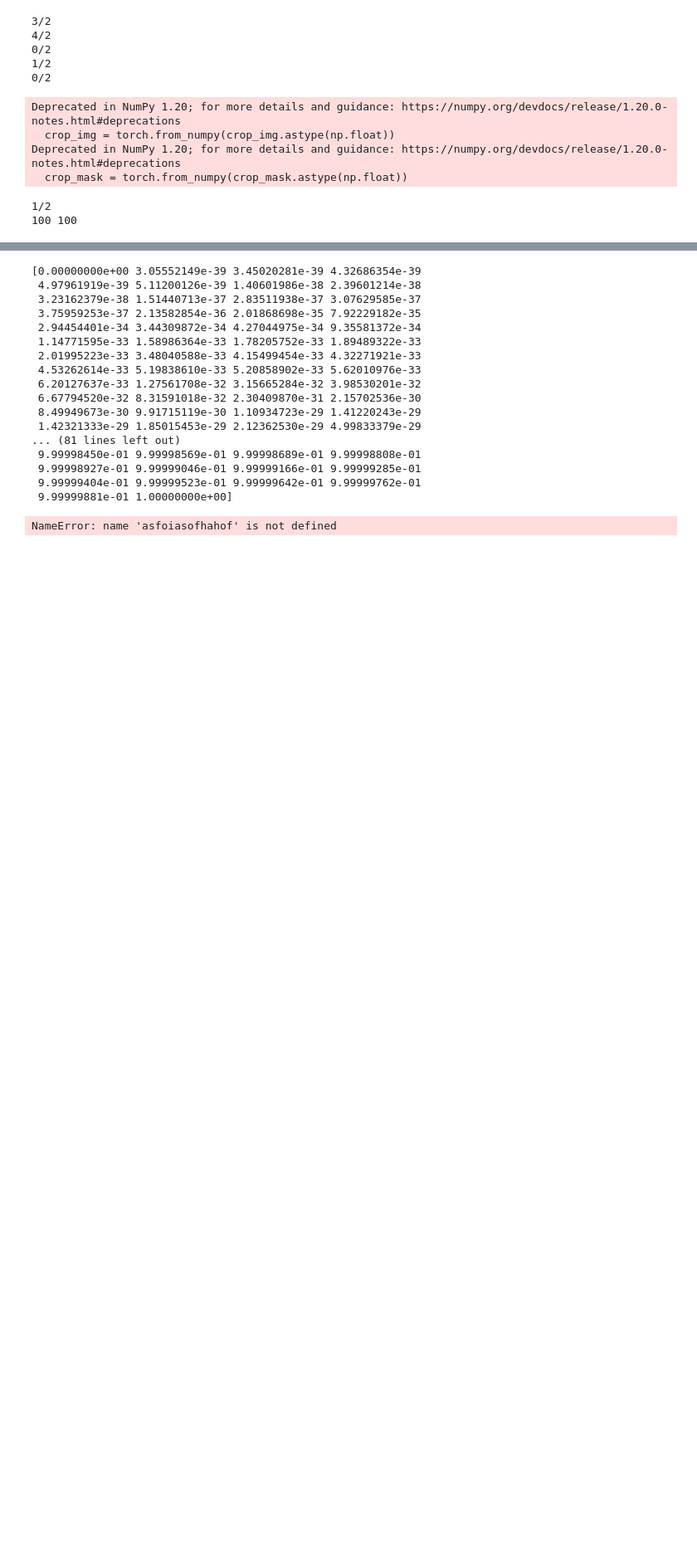
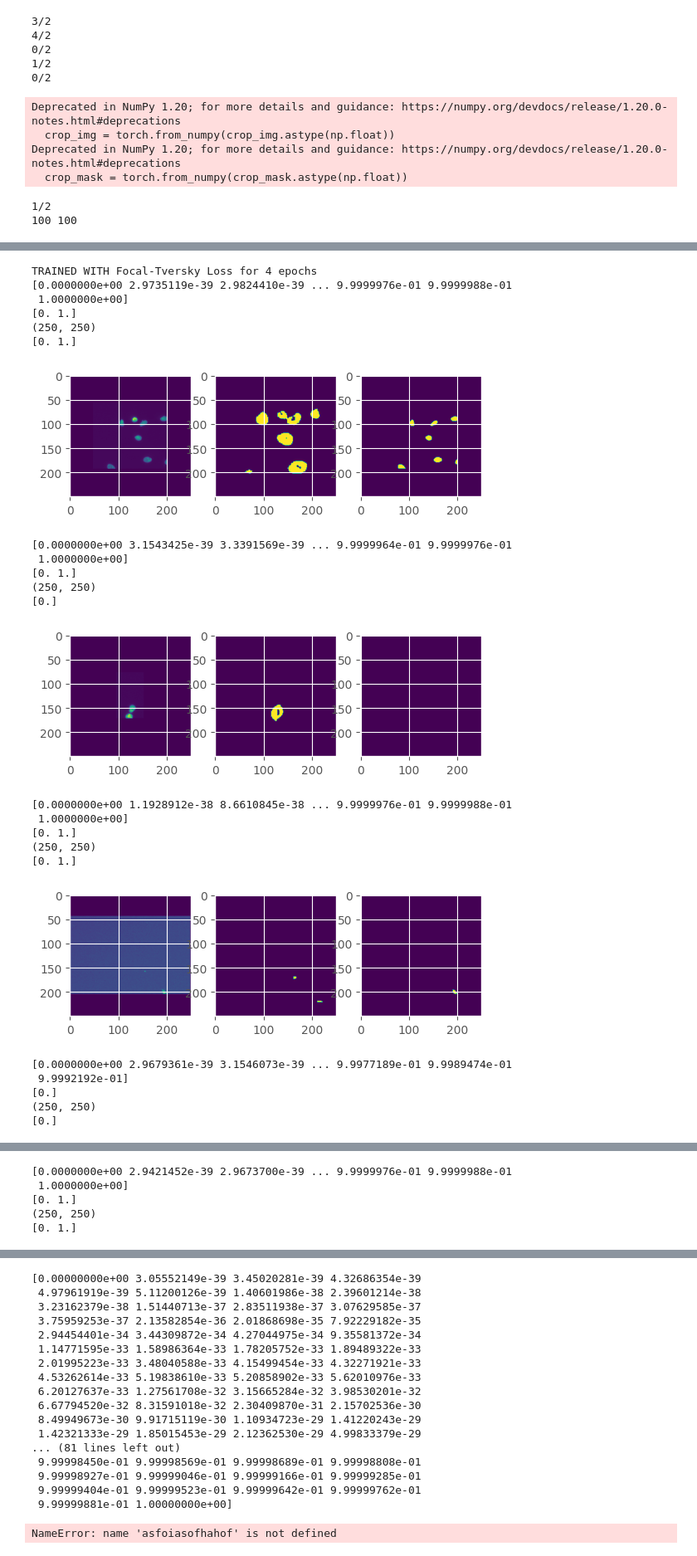
Before and after one commit to rzuberi/u_net_exploration, a Jupyter notebook: u_net_exp.ipynb, the cells around one changed output, grey strips where cells are left out. Shown at 83% size. Cells and saved outputs as stored; diff of their text form; code cells hidden in the pictures; blank space fills up the shorter version.

```diff
--- a/u_net_exp.ipynb
+++ b/u_net_exp.ipynb
@@ -820,0 +1067,68 @@ Deprecated in NumPy 1.20; for more details and guidance: https://numpy.org/devdo
+# %%
+print('TRAINED WITH Focal-Tversky Loss for 4 epochs')
+
+unet.eval()
+
+#num_img = 5
+
+for i in range(10):
+    num_img = i
+    image = img_evaldata[num_img]
+    image_tosave = np.copy(image)
+    image_input = image.detach().cpu().numpy()
+    image_input = np.expand_dims(image_input,-1)
+    image_input = np.moveaxis(image_input,-1,0)
+    image_input = torch.from_numpy(image_input)
+    image_input = image_input.to('cuda')
+    image_input = image_input.float()
+    with torch.no_grad():
+        predMask = unet(image_input).squeeze()
+
+    plt.subplot(1,3,1)
+    #image = image.detach().cpu().numpy()
+    image_tosave = np.moveaxis(image_tosave,0,-1)
+    plt.imshow(image_tosave)
+
+    plt.subplot(1,3,2)
+    predMask = predMask.detach().cpu().numpy()
+    print(np.unique(predMask))
+    predMask[predMask < 1.0] = 0
+    print(np.unique(predMask))
+    #predMask = np.moveaxis(predMask,0,-1)
+    print(predMask.shape)
+    #predMask = np.moveaxis(predMask,0,1)
+    plt.imshow(predMask)
+
+    plt.subplot(1,3,3)
+    mask = mask_evaldata[num_img]
+    mask = mask.detach().cpu().numpy()
+    print(np.unique(mask))
+    mask = np.moveaxis(mask,0,-1)
+    plt.imshow(mask)
+
+    plt.show()
+# %% [output]
+TRAINED WITH Focal-Tversky Loss for 4 epochs
+[0.0000000e+00 2.9735119e-39 2.9824410e-39 ... 9.9999976e-01 9.9999988e-01
+ 1.0000000e+00]
+[0. 1.]
+(250, 250)
+[0. 1.]
+[figure, added]
+[0.0000000e+00 3.1543425e-39 3.3391569e-39 ... 9.9999964e-01 9.9999976e-01
+ 1.0000000e+00]
+[0. 1.]
+(250, 250)
+[0.]
+[figure, added]
+[0.0000000e+00 1.1928912e-38 8.6610845e-38 ... 9.9999976e-01 9.9999988e-01
+ 1.0000000e+00]
+[0. 1.]
+(250, 250)
+[0. 1.]
+[figure, added]
+[0.0000000e+00 2.9679361e-39 3.1546073e-39 ... 9.9977189e-01 9.9989474e-01
+ 9.9992192e-01]
+[0.]
+(250, 250)
+[0.]
@@ -820,0 +1136,5 @@ Deprecated in NumPy 1.20; for more details and guidance: https://numpy.org/devdo
+[0.0000000e+00 2.9421452e-39 2.9673700e-39 ... 9.9999976e-01 9.9999988e-01
+ 1.0000000e+00]
+[0. 1.]
+(250, 250)
+[0. 1.]
```
Also changed, not shown: parts of 29 cells of this notebook, 1 other file.
